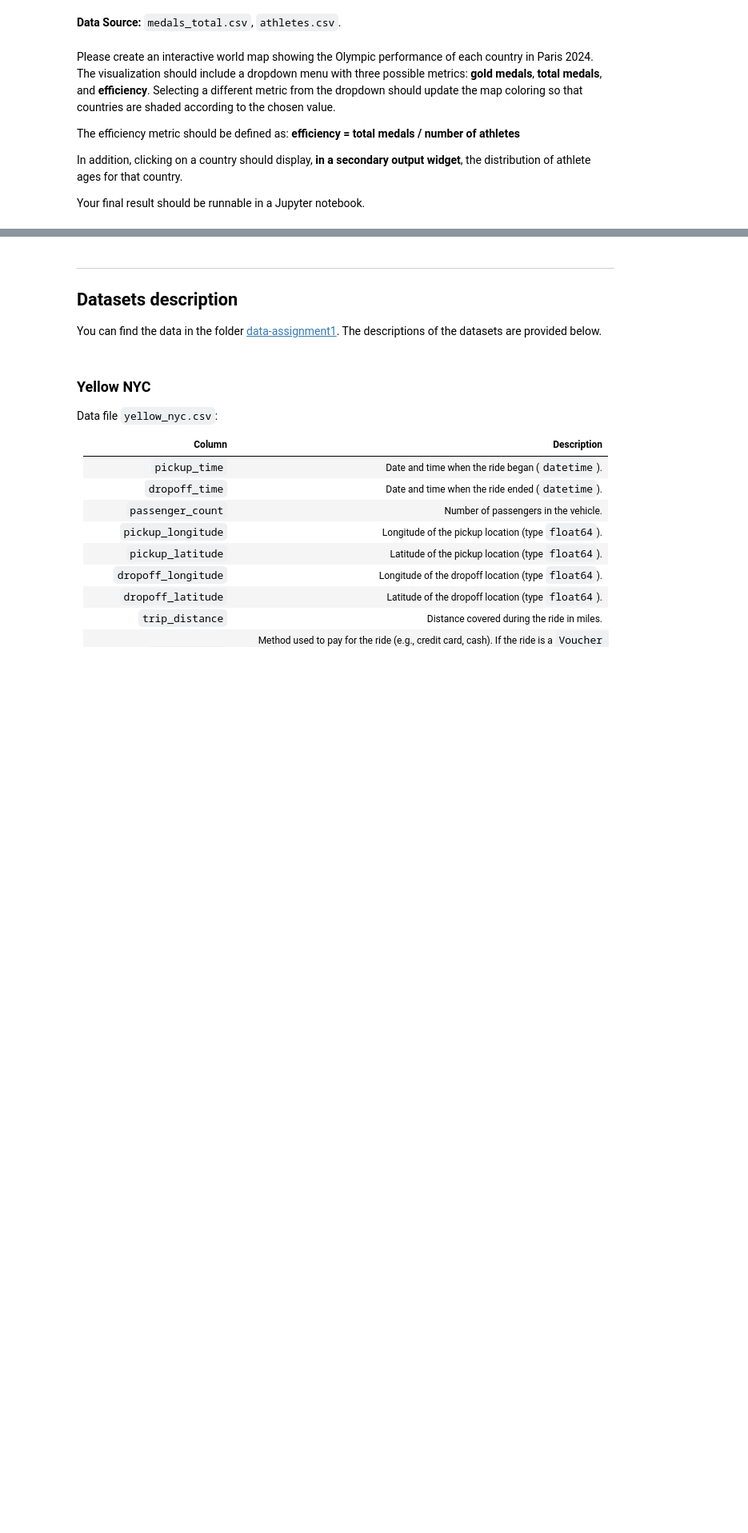
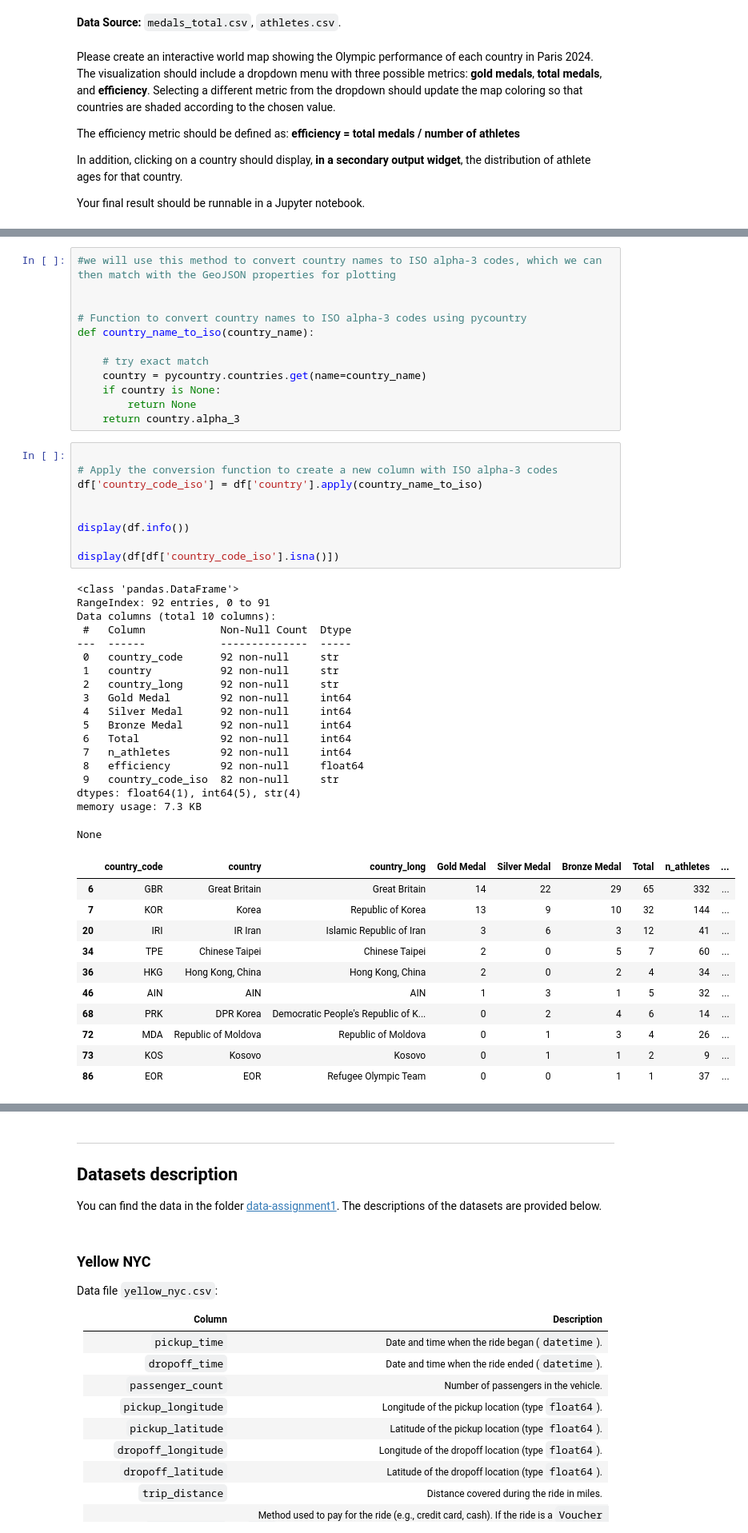
Before and after one commit to micheleminuti/python-data-visualization, a Jupyter notebook: assignment_1.ipynb, the cells around one changed output, grey strips where cells are left out. Shown at 80% size. Saved outputs shown, nothing was run; the diff lists cells and outputs as text; blank space fills up the shorter version.

```diff
--- a/assignment_1.ipynb
+++ b/assignment_1.ipynb
@@ -2148,0 +1985,51 @@ country_code          country  Gold Medal  Total
+# %%
+#we will use this method to convert country names to ISO alpha-3 codes, which we can then match with the GeoJSON properties for plotting
+
+
+# Function to convert country names to ISO alpha-3 codes using pycountry
+def country_name_to_iso(country_name):
+
+    # try exact match
+    country = pycountry.countries.get(name=country_name)
+    if country is None:
+        return None
+    return country.alpha_3
+# %%
+
+# Apply the conversion function to create a new column with ISO alpha-3 codes
+df['country_code_iso'] = df['country'].apply(country_name_to_iso)
+
+
+display(df.info())
+
+display(df[df['country_code_iso'].isna()])
+# %% [output]
+<class 'pandas.DataFrame'>
+RangeIndex: 92 entries, 0 to 91
+Data columns (total 10 columns):
+ #   Column            Non-Null Count  Dtype
+---  ------            --------------  -----
+ 0   country_code      92 non-null     str
+ 1   country           92 non-null     str
+ 2   country_long      92 non-null     str
+ 3   Gold Medal        92 non-null     int64
+ 4   Silver Medal      92 non-null     int64
+ 5   Bronze Medal      92 non-null     int64
+ 6   Total             92 non-null     int64
+ 7   n_athletes        92 non-null     int64
+ 8   efficiency        92 non-null     float64
+ 9   country_code_iso  82 non-null     str
+dtypes: float64(1), int64(5), str(4)
+memory usage: 7.3 KB
+None
+|  | country_code | country | country_long | Gold Medal | Silver Medal | Bronze Medal | Total | n_athletes | ... |
+| 6 | GBR | Great Britain | Great Britain | 14 | 22 | 29 | 65 | 332 | ... |
+| 7 | KOR | Korea | Republic of Korea | 13 | 9 | 10 | 32 | 144 | ... |
+| 20 | IRI | IR Iran | Islamic Republic of Iran | 3 | 6 | 3 | 12 | 41 | ... |
+| 34 | TPE | Chinese Taipei | Chinese Taipei | 2 | 0 | 5 | 7 | 60 | ... |
+| 36 | HKG | Hong Kong, China | Hong Kong, China | 2 | 0 | 2 | 4 | 34 | ... |
+| 46 | AIN | AIN | AIN | 1 | 3 | 1 | 5 | 32 | ... |
+| 68 | PRK | DPR Korea | Democratic People's Republic of K... | 0 | 2 | 4 | 6 | 14 | ... |
+| 72 | MDA | Republic of Moldova | Republic of Moldova | 0 | 1 | 3 | 4 | 26 | ... |
+| 73 | KOS | Kosovo | Kosovo | 0 | 1 | 1 | 2 | 9 | ... |
+| 86 | EOR | EOR | Refugee Olympic Team | 0 | 0 | 1 | 1 | 37 | ... |
```
Also changed, not shown: parts of 17 cells of this notebook, 2 other files.
